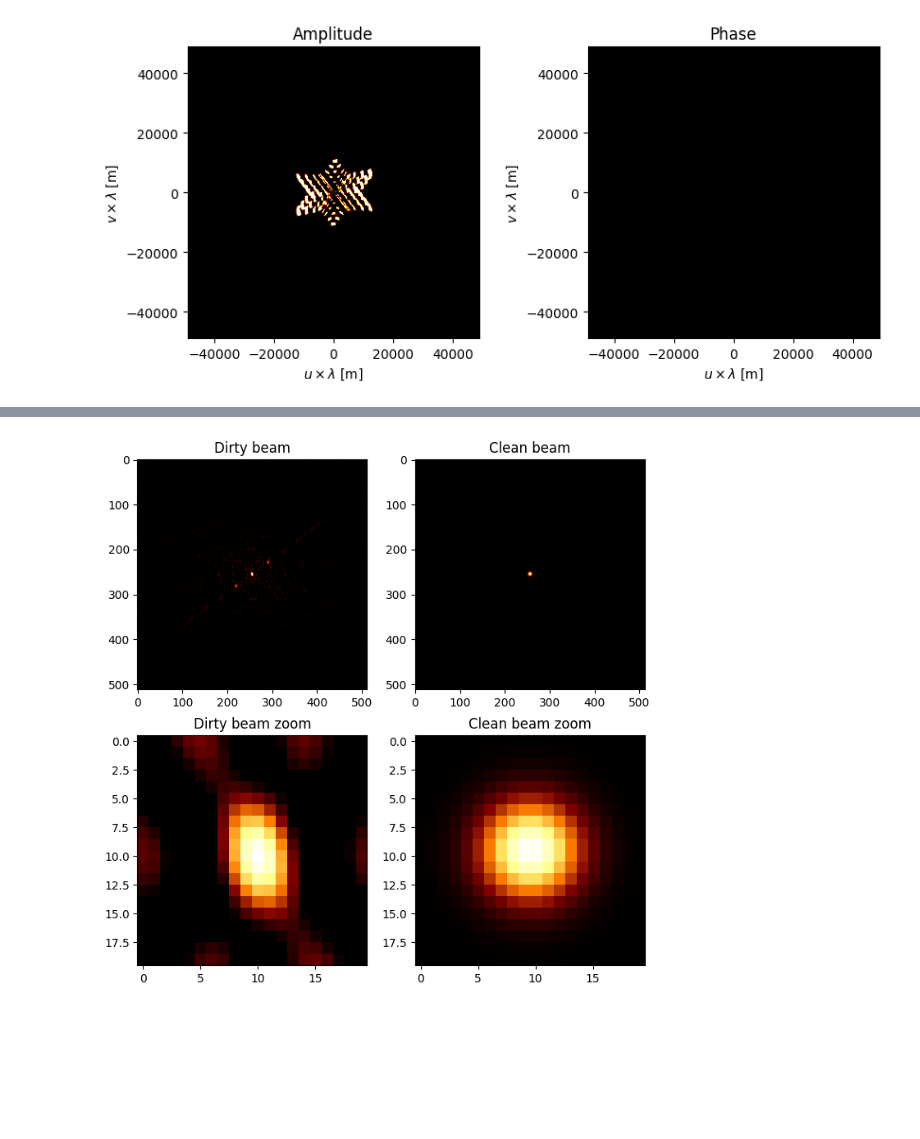
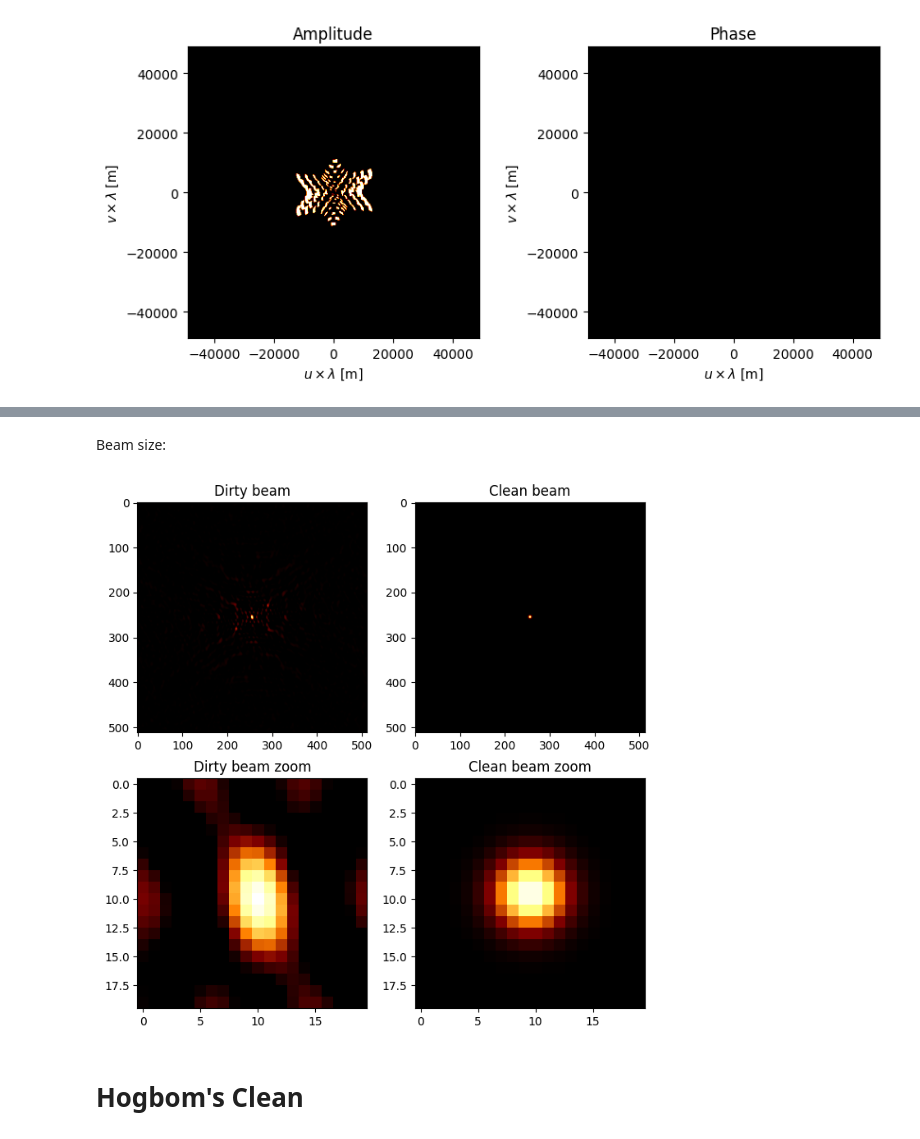
Before and after one commit to CentofantiEze/argosim, a Jupyter notebook: notebooks/Clean_demo.ipynb, the cells around one changed output, grey strips where cells are left out. Saved outputs shown, nothing was run; the diff lists cells and outputs as text; code cells hidden in the pictures; blank space fills up the shorter version.

```diff
--- a/notebooks/Clean_demo.ipynb
+++ b/notebooks/Clean_demo.ipynb
@@ -107,17 +86,24 @@ B_clean = gauss_source(nx, ny, np.array([0,0]), fwhm_pix=clean_beam_size_px)
+# %% [markdown]
+Beam size:
 # %%
+B_norm = beam/np.max(beam)
+clean_beam_size_px = 5
+# Get the clean beam
+B_clean = gauss_source(nx, ny, np.array([0,0]), fwhm_pix=clean_beam_size_px)
+
 plt.figure(figsize=(8,8))
 plt.subplot(2,2,1)
 plt.imshow(B_norm, vmin=0, vmax=1)
 plt.title('Dirty beam')
 plt.subplot(2,2,2)
 plt.imshow(B_clean, vmin=0, vmax=1)
 plt.title('Clean beam')
 plt.subplot(2,2,3)
 plt.imshow(B_norm[nx//2-10:nx//2+10,ny//2-10:ny//2+10], vmin=0, vmax=1)
 plt.title('Dirty beam zoom')
 plt.subplot(2,2,4)
 plt.imshow(B_clean[nx//2-10:nx//2+10,ny//2-10:ny//2+10], vmin=0, vmax=1)
 plt.title('Clean beam zoom')
 plt.show()
 # %% [output]
-[figure, old version]
+[figure, new version]
@@ -149 +110,3 @@ X += Y
+# %% [markdown]
+# Hogbom's Clean
 # %%
```
Also changed, not shown: parts of 14 cells of this notebook, 6 other files.
